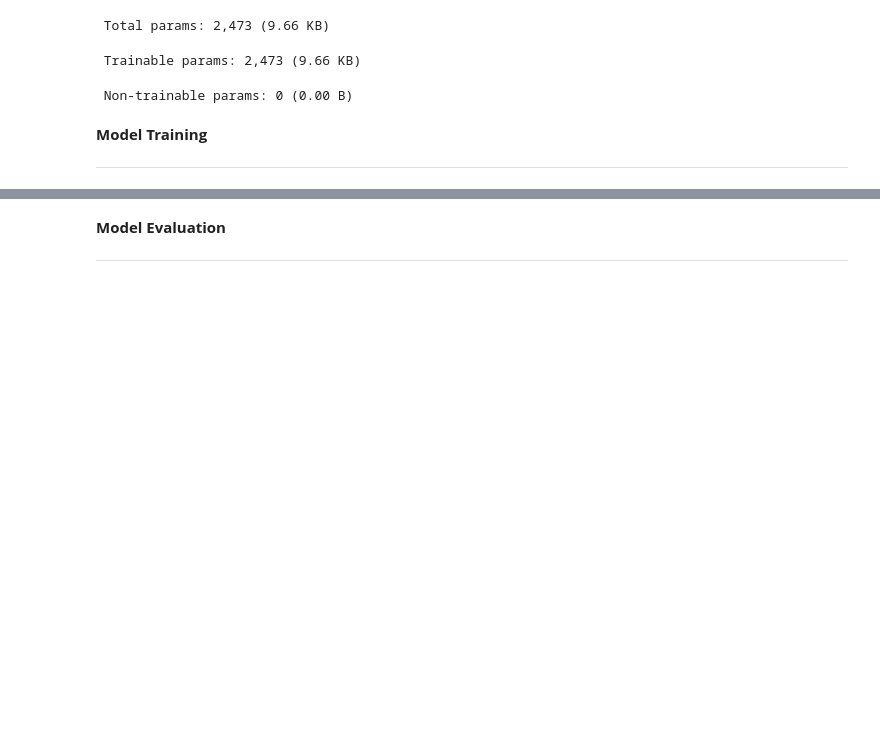
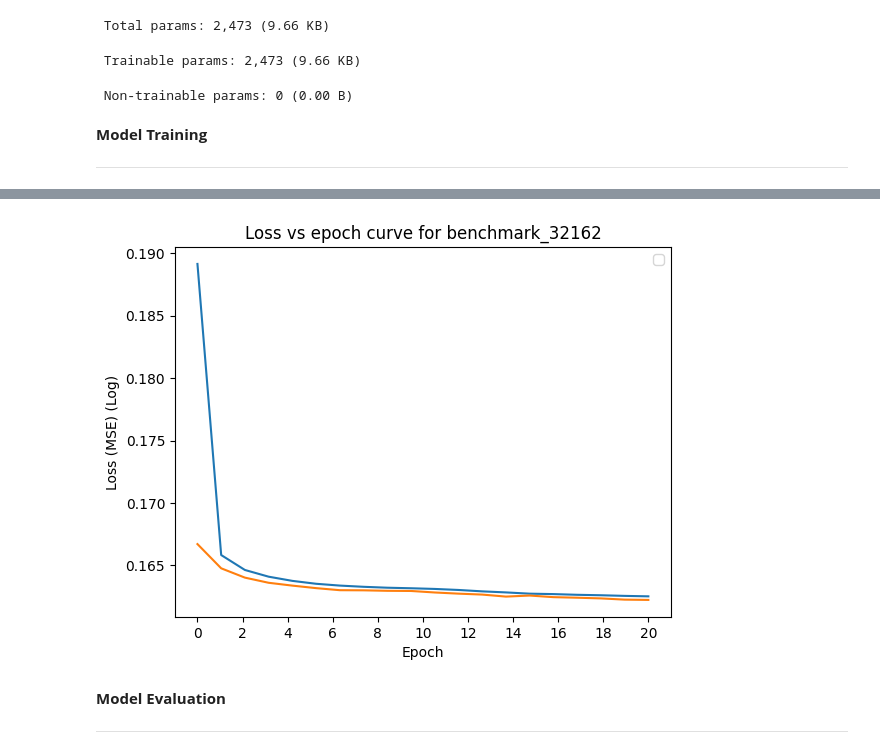
Before and after one commit to Danielbegel/evidential-dl-ae, a Jupyter notebook: ae_model.ipynb, the cells around one changed output, grey strips where cells are left out. Cells and saved outputs as stored; diff of their text form; code cells hidden in the pictures; blank space fills up the shorter version.

```diff
--- a/ae_model.ipynb
+++ b/ae_model.ipynb
@@ -114,7 +105,7 @@ Model: "decoder"
 ---
 # %%
 model, history = model_trainer.train_model(train_config, model, data_train, data_validate)
-# gg.generate_loss_vs_epoch(train_config, history)
+gg.generate_loss_vs_epoch(train_config, history, model_type)
 # %% [output]
 Training model generic
 Epoch 1/20
@@ -136,3 +127,4 @@ Epoch 20/20
+[figure, added]
 # %% [markdown]
 **Model Evaluation**
 
```
Also changed, not shown: parts of 12 cells of this notebook, 43 other files.
